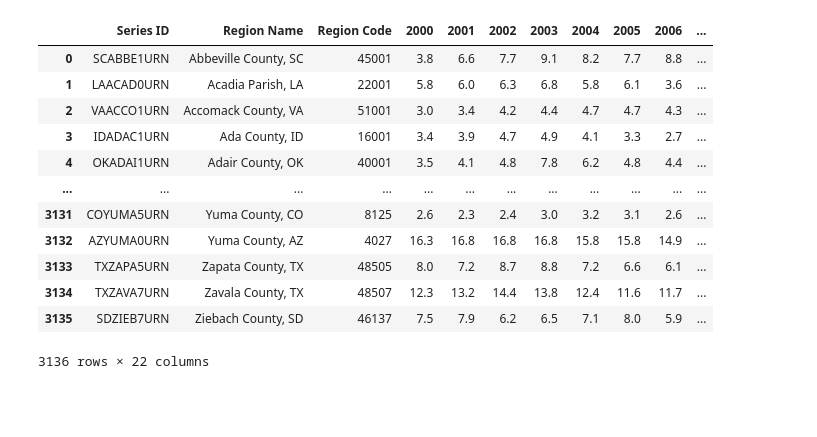
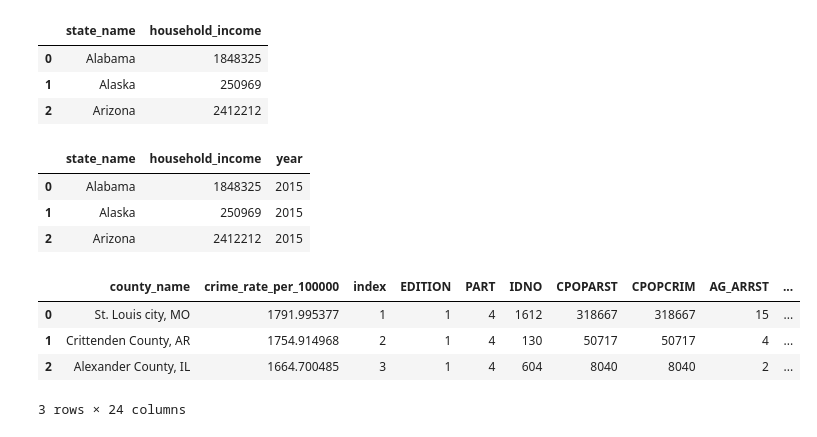
Before and after one commit to rwashington1159/ETL-US_Quality_of_live_by_State_Database, a Jupyter notebook: economics.ipynb, the cells around one changed output. Cells and saved outputs as stored; diff of their text form; code cells hidden in the pictures; blank space fills up the shorter version.

Commit message:
reorganized tables ans renamed columns to match ERD

```diff
--- a/economics.ipynb
+++ b/economics.ipynb
@@ -92,0 +58,22 @@ clean_income_df
+# %%
+# Renaming columns according to ERD
+# state_id integer FK >- state.state_id
+# household_income float
+# year integer
+
+clean_income_df = clean_income_df.rename(columns={"AreaName": "state_name", "B19001_001": "household_income"})
+clean_income_df.head(3)
+# %% [output]
+|  | state_name | household_income |
+| 0 | Alabama | 1848325 |
+| 1 | Alaska | 250969 |
+| 2 | Arizona | 2412212 |
+# %%
+# adding "year" column
+clean_income_df['year'] = 2015
+clean_income_df.head(3)
+# %% [output]
+|  | state_name | household_income | year |
+| 0 | Alabama | 1848325 | 2015 |
+| 1 | Alaska | 250969 | 2015 |
+| 2 | Arizona | 2412212 | 2015 |
@@ -95,17 +84,9 @@ clean_income_df.to_csv("./db_files/income.csv", index = False)
 # %%
-unemployment_df = pd.read_csv("./Resources/GeoFRED_Unemployment_Rate_by_County_Percent.csv")
-unemployment_df
+crime_df = pd.read_csv("./Resources/crime_data_w_population_and_crime_rate.csv")
+crime_df.head(3)
 # %% [output]
-|  | Series ID | Region Name | Region Code | 2000 | 2001 | 2002 | 2003 | 2004 | 2005 | 2006 | ... |
-| 0 | SCABBE1URN | Abbeville County, SC | 45001 | 3.8 | 6.6 | 7.7 | 9.1 | 8.2 | 7.7 | 8.8 | ... |
-| 1 | LAACAD0URN | Acadia Parish, LA | 22001 | 5.8 | 6.0 | 6.3 | 6.8 | 5.8 | 6.1 | 3.6 | ... |
-| 2 | VAACCO1URN | Accomack County, VA | 51001 | 3.0 | 3.4 | 4.2 | 4.4 | 4.7 | 4.7 | 4.3 | ... |
-| 3 | IDADAC1URN | Ada County, ID | 16001 | 3.4 | 3.9 | 4.7 | 4.9 | 4.1 | 3.3 | 2.7 | ... |
-| 4 | OKADAI1URN | Adair County, OK | 40001 | 3.5 | 4.1 | 4.8 | 7.8 | 6.2 | 4.8 | 4.4 | ... |
-| ... | ... | ... | ... | ... | ... | ... | ... | ... | ... | ... | ... |
-| 3131 | COYUMA5URN | Yuma County, CO | 8125 | 2.6 | 2.3 | 2.4 | 3.0 | 3.2 | 3.1 | 2.6 | ... |
-| 3132 | AZYUMA0URN | Yuma County, AZ | 4027 | 16.3 | 16.8 | 16.8 | 16.8 | 15.8 | 15.8 | 14.9 | ... |
-| 3133 | TXZAPA5URN | Zapata County, TX | 48505 | 8.0 | 7.2 | 8.7 | 8.8 | 7.2 | 6.6 | 6.1 | ... |
-| 3134 | TXZAVA7URN | Zavala County, TX | 48507 | 12.3 | 13.2 | 14.4 | 13.8 | 12.4 | 11.6 | 11.7 | ... |
-| 3135 | SDZIEB7URN | Ziebach County, SD | 46137 | 7.5 | 7.9 | 6.2 | 6.5 | 7.1 | 8.0 | 5.9 | ... |
+|  | county_name | crime_rate_per_100000 | index | EDITION | PART | IDNO | CPOPARST | CPOPCRIM | AG_ARRST | ... |
+| 0 | St. Louis city, MO | 1791.995377 | 1 | 1 | 4 | 1612 | 318667 | 318667 | 15 | ... |
+| 1 | Crittenden County, AR | 1754.914968 | 2 | 1 | 4 | 130 | 50717 | 50717 | 4 | ... |
+| 2 | Alexander County, IL | 1664.700485 | 3 | 1 | 4 | 604 | 8040 | 8040 | 2 | ... |
-3136 rows × 22 columns
+3 rows × 24 columns
```
Also changed, not shown: parts of 23 cells of this notebook, 5 other files.
